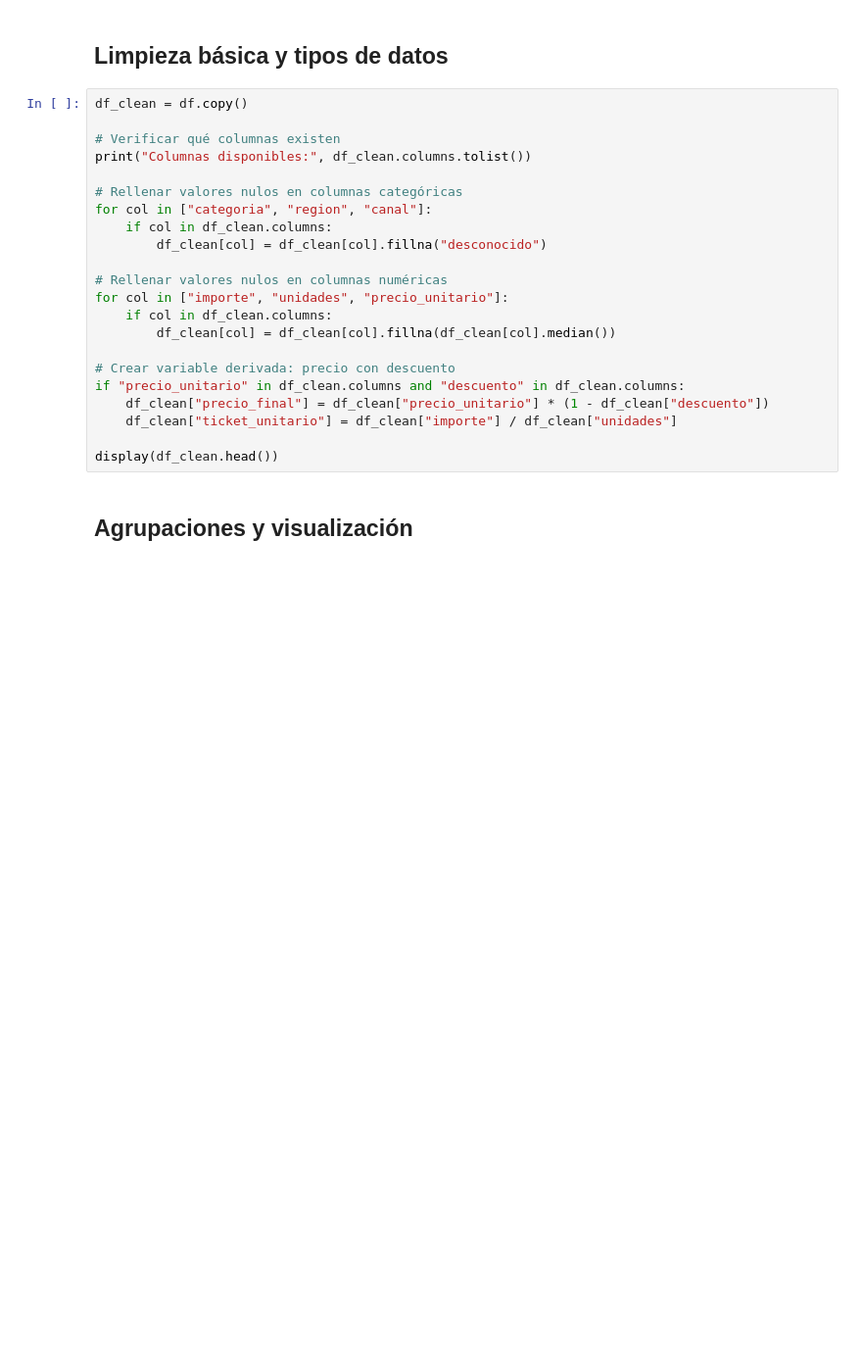
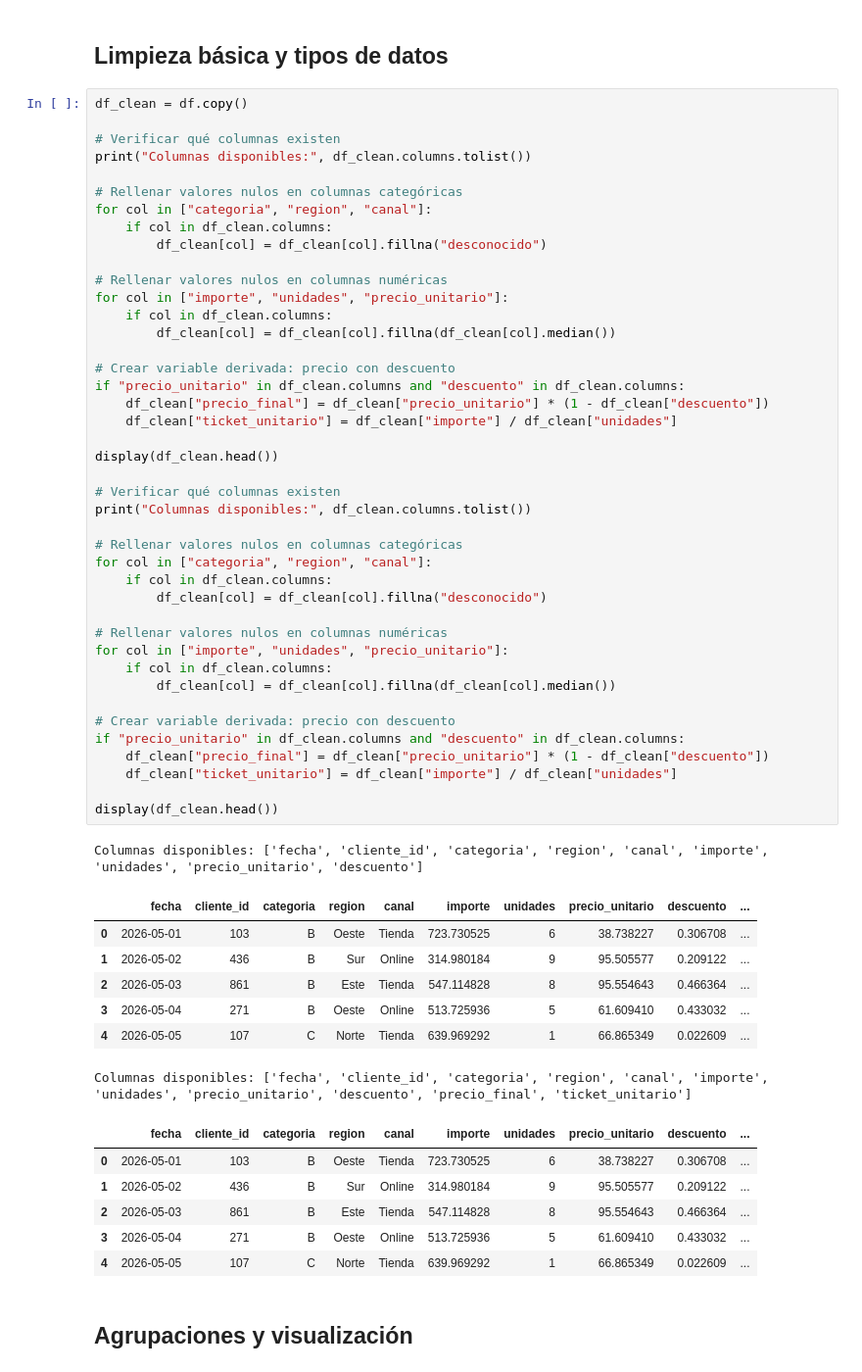
Before and after one commit to Mattortx/Big_Data_2026, a Jupyter notebook: notebooks/solucciones/01_bloque_I_iniciacion_python_eda_corregido.ipynb, the cells around one changed output. Shown at 98% size. Saved outputs shown, nothing was run; the diff lists cells and outputs as text; blank space fills up the shorter version.

```diff
--- a/notebooks/solucciones/01_bloque_I_iniciacion_python_eda_corregido.ipynb
+++ b/notebooks/solucciones/01_bloque_I_iniciacion_python_eda_corregido.ipynb
@@ -39,25 +85,60 @@ ModuleNotFoundError: No module named 'pandas'
 # %%
 df_clean = df.copy()
 
 # Verificar qué columnas existen
 print("Columnas disponibles:", df_clean.columns.tolist())
 
 # Rellenar valores nulos en columnas categóricas
 for col in ["categoria", "region", "canal"]:
     if col in df_clean.columns:
         df_clean[col] = df_clean[col].fillna("desconocido")
 
 # Rellenar valores nulos en columnas numéricas
 for col in ["importe", "unidades", "precio_unitario"]:
     if col in df_clean.columns:
         df_clean[col] = df_clean[col].fillna(df_clean[col].median())
 
 # Crear variable derivada: precio con descuento
 if "precio_unitario" in df_clean.columns and "descuento" in df_clean.columns:
     df_clean["precio_final"] = df_clean["precio_unitario"] * (1 - df_clean["descuento"])
     df_clean["ticket_unitario"] = df_clean["importe"] / df_clean["unidades"]
 
 display(df_clean.head())
+
+# Verificar qué columnas existen
+print("Columnas disponibles:", df_clean.columns.tolist())
+
+# Rellenar valores nulos en columnas categóricas
+for col in ["categoria", "region", "canal"]:
+    if col in df_clean.columns:
+        df_clean[col] = df_clean[col].fillna("desconocido")
+
+# Rellenar valores nulos en columnas numéricas
+for col in ["importe", "unidades", "precio_unitario"]:
+    if col in df_clean.columns:
+        df_clean[col] = df_clean[col].fillna(df_clean[col].median())
+
+# Crear variable derivada: precio con descuento
+if "precio_unitario" in df_clean.columns and "descuento" in df_clean.columns:
+    df_clean["precio_final"] = df_clean["precio_unitario"] * (1 - df_clean["descuento"])
+    df_clean["ticket_unitario"] = df_clean["importe"] / df_clean["unidades"]
+
+display(df_clean.head())
+# %% [output]
+Columnas disponibles: ['fecha', 'cliente_id', 'categoria', 'region', 'canal', 'importe', 'unidades', 'precio_unitario', 'descuento']
+|  | fecha | cliente_id | categoria | region | canal | importe | unidades | precio_unitario | descuento | ... |
+| 0 | 2026-05-01 | 103 | B | Oeste | Tienda | 723.730525 | 6 | 38.738227 | 0.306708 | ... |
+| 1 | 2026-05-02 | 436 | B | Sur | Online | 314.980184 | 9 | 95.505577 | 0.209122 | ... |
+| 2 | 2026-05-03 | 861 | B | Este | Tienda | 547.114828 | 8 | 95.554643 | 0.466364 | ... |
+| 3 | 2026-05-04 | 271 | B | Oeste | Online | 513.725936 | 5 | 61.609410 | 0.433032 | ... |
+| 4 | 2026-05-05 | 107 | C | Norte | Tienda | 639.969292 | 1 | 66.865349 | 0.022609 | ... |
+Columnas disponibles: ['fecha', 'cliente_id', 'categoria', 'region', 'canal', 'importe', 'unidades', 'precio_unitario', 'descuento', 'precio_final', 'ticket_unitario']
+|  | fecha | cliente_id | categoria | region | canal | importe | unidades | precio_unitario | descuento | ... |
+| 0 | 2026-05-01 | 103 | B | Oeste | Tienda | 723.730525 | 6 | 38.738227 | 0.306708 | ... |
+| 1 | 2026-05-02 | 436 | B | Sur | Online | 314.980184 | 9 | 95.505577 | 0.209122 | ... |
+| 2 | 2026-05-03 | 861 | B | Este | Tienda | 547.114828 | 8 | 95.554643 | 0.466364 | ... |
+| 3 | 2026-05-04 | 271 | B | Oeste | Online | 513.725936 | 5 | 61.609410 | 0.433032 | ... |
+| 4 | 2026-05-05 | 107 | C | Norte | Tienda | 639.969292 | 1 | 66.865349 | 0.022609 | ... |
 # %% [markdown]
 ## Agrupaciones y visualización
 # %%
```
Also changed, not shown: parts of 4 cells of this notebook, 1 other file.
